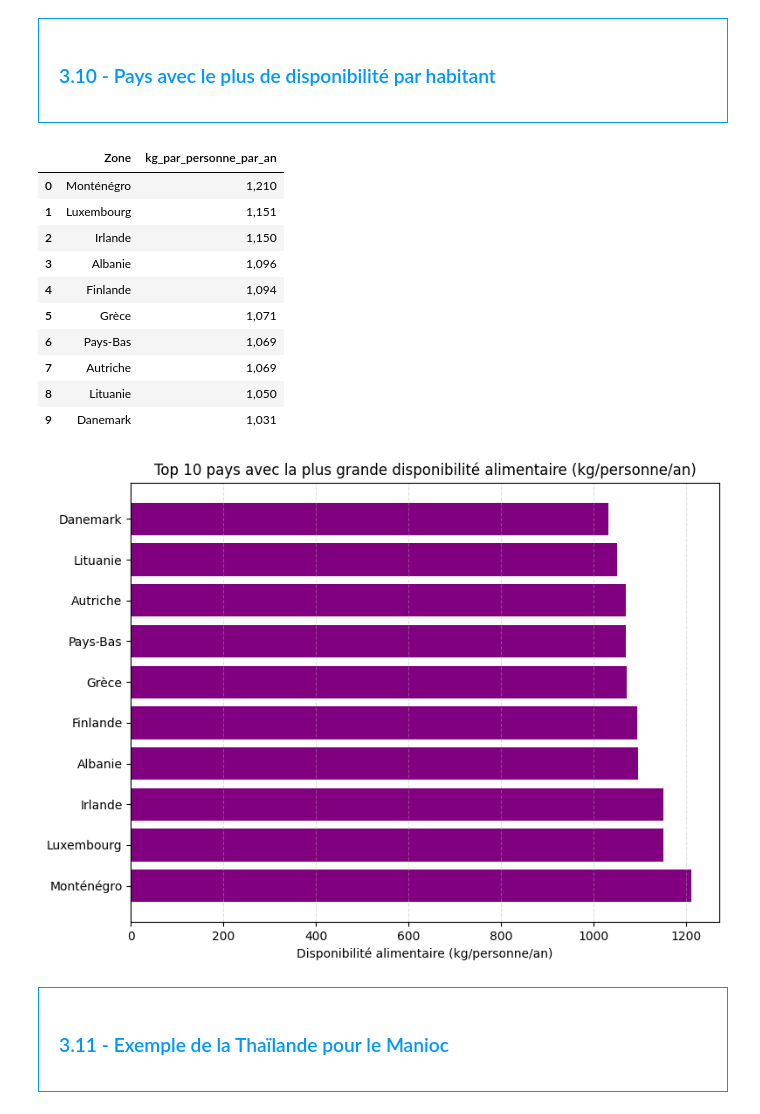
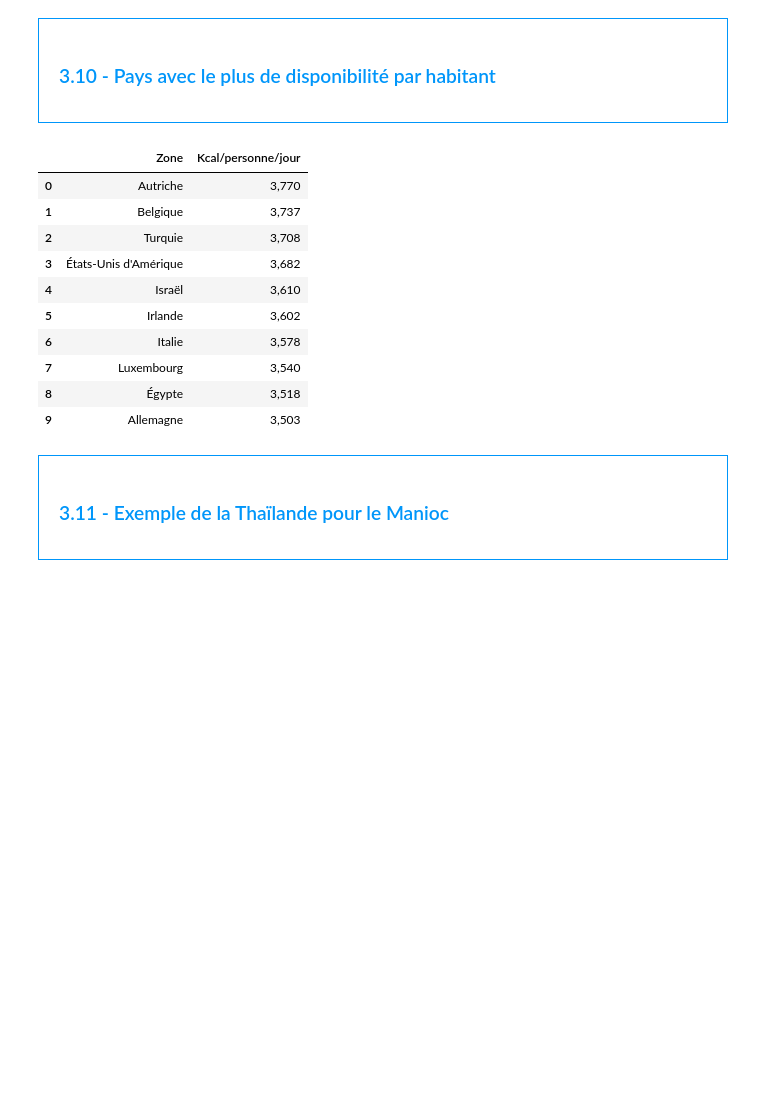
Before and after one commit to Stephane-OC/fao-project, a Jupyter notebook: Food_Security_Analysis_2013_2017.ipynb, the cells around one changed output. Drawn from its saved outputs; the diff is of its cells as text; code cells hidden in the pictures; blank space fills up the shorter version.

```diff
--- a/Food_Security_Analysis_2013_2017.ipynb
+++ b/Food_Security_Analysis_2013_2017.ipynb
@@ -947,50 +822,26 @@ plt.show()
 <h3 style="margin: auto; padding: 20px; color: RGB(0,150,250); ">3.10 - Pays avec le plus de disponibilité par habitant</h3>
 </div>
 # %%
-#Affichage des 10 pays qui ont le plus de dispo alimentaire par personne
-if 'kg_par_pays' not in globals():
-    kg_par_pays = (
-        dispo_pop
-        .groupby("Zone", as_index=False)["Disponibilité alimentaire en quantité (kg/personne/an)"]
-        .sum(min_count=1)
-        .rename(columns={"Disponibilité alimentaire en quantité (kg/personne/an)":
-                         "kg_par_personne_par_an"})
-    )
-
-# Top 10 pays avec la plus grande disponibilité (kg/personne/an)
-top10_dispo = (
-    kg_par_pays
-    .sort_values("kg_par_personne_par_an", ascending=False)
-    .head(10)
-    .reset_index(drop=True)
+# Calcul de la disponibilité totale en kg/personne/an par pays
+pays_plus_dispo = (
+    dispo_kcal
+      .sort_values("Kcal/personne/jour", ascending=False)
+      .head(10)
+      .reset_index(drop=True)
 )
-
-display(top10_dispo)
-
-# Graphique horizontal
-to_plot = top10_dispo.sort_values("kg_par_personne_par_an", ascending=True)
-
-plt.figure(figsize=(8, 6))
-plt.barh(to_plot["Zone"], to_plot["kg_par_personne_par_an"], color="purple")
-plt.xlabel("Disponibilité alimentaire (kg/personne/an)")
-plt.title("Top 10 pays avec la plus grande disponibilité alimentaire (kg/personne/an)")
-plt.grid(axis='x', linestyle='--', alpha=0.4)
-plt.gca().invert_yaxis()
-plt.tight_layout()
-plt.show()
+display(pays_plus_dispo)
 # %% [output]
-|  | Zone | kg_par_personne_par_an |
-| 0 | Monténégro | 1,210 |
-| 1 | Luxembourg | 1,151 |
-| 2 | Irlande | 1,150 |
-| 3 | Albanie | 1,096 |
-| 4 | Finlande | 1,094 |
-| 5 | Grèce | 1,071 |
-| 6 | Pays-Bas | 1,069 |
-| 7 | Autriche | 1,069 |
-| 8 | Lituanie | 1,050 |
-| 9 | Danemark | 1,031 |
+|  | Zone | Kcal/personne/jour |
+| 0 | Autriche | 3,770 |
+| 1 | Belgique | 3,737 |
+| 2 | Turquie | 3,708 |
+| 3 | États-Unis d'Amérique | 3,682 |
+| 4 | Israël | 3,610 |
+| 5 | Irlande | 3,602 |
+| 6 | Italie | 3,578 |
+| 7 | Luxembourg | 3,540 |
+| 8 | Égypte | 3,518 |
+| 9 | Allemagne | 3,503 |
-[figure, removed]
 # %% [markdown]
 <div style="border: 1px solid RGB(0,150,250);" >
 <h3 style="margin: auto; padding: 20px; color: RGB(0,150,250); ">3.11 - Exemple de la Thaïlande pour le Manioc</h3>
```
Also changed, not shown: parts of 21 cells of this notebook, 1 other file.
